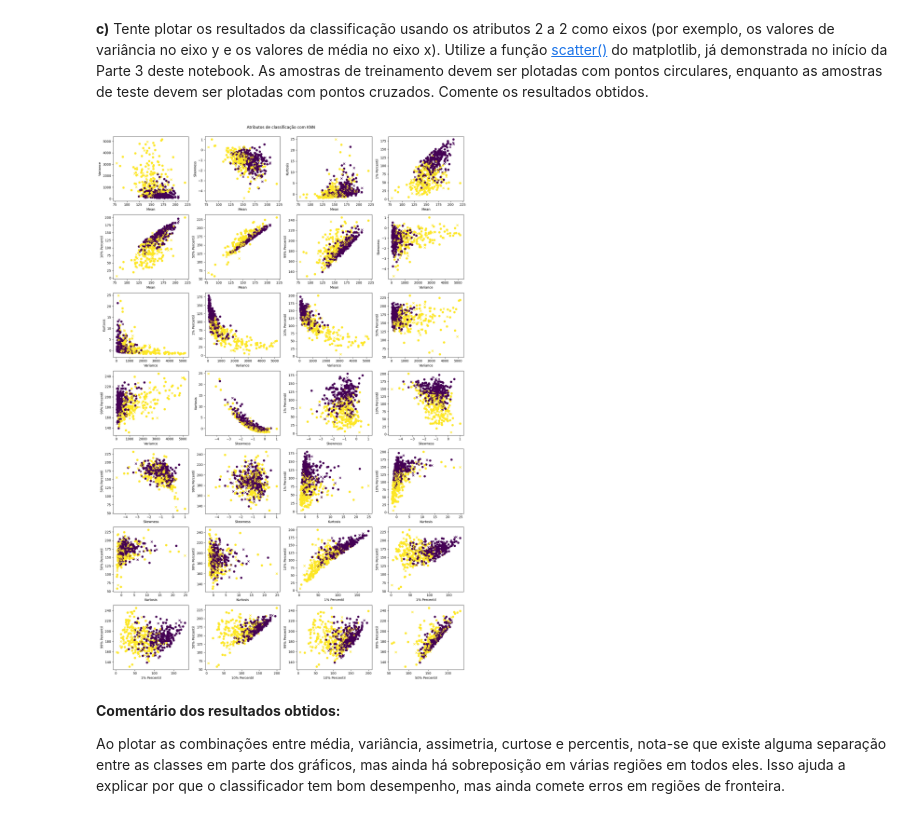
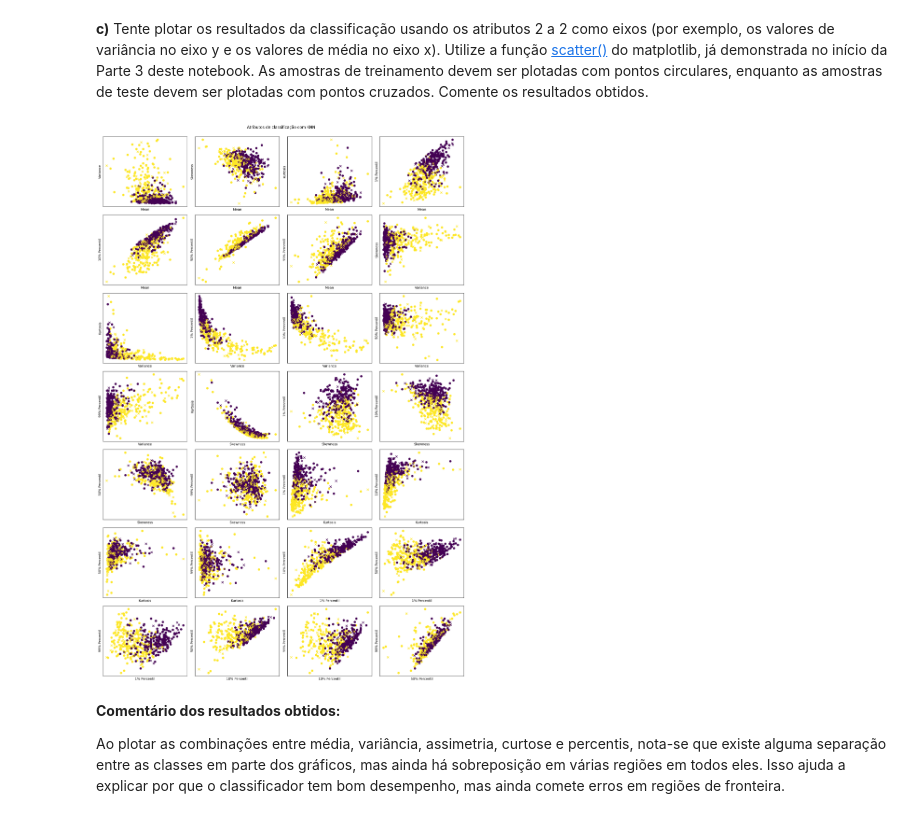
Before and after one commit to UNICAMP-EA979/2026s1-pi02-histogramas-knn-mariagabi-lustosa, a Jupyter notebook: Atividade.ipynb, the cells around one changed output. Saved outputs shown, nothing was run; the diff lists cells and outputs as text; code cells hidden in the pictures.

```diff
--- a/Atividade.ipynb
+++ b/Atividade.ipynb
@@ -554,33 +554,35 @@ F1-Score teste: 0.82
 # %%
 train_features = np.array(train_features)
 test_features = np.array(test_features)
 
 feature_idx = [0, 1, 2, 3, 4, 5, 6, 7]
 feature_names = ['Mean', 'Variance', 'Skewness', 'Kurtosis', '1% Percentil', '10% Percentil', '50% Percentil', '99% Percentil']
 
 fig, axes = plt.subplots(7, 4, figsize=(16,24))
 axes = axes.ravel()
 
 plot_idx = 0
 for i in range(len(feature_idx)):
     for j in range(i + 1, len(feature_idx)):
         xi = feature_idx[i]
         xj = feature_idx[j]
 
         ax = axes[plot_idx]
         ax.scatter(train_features[:, xi], train_features[:, xj], c=labels_train)
         ax.scatter(test_features[:, xi], test_features[:, xj], marker='x', c=Y_test_pred)
 
         ax.set_xlabel(feature_names[i])
         ax.set_ylabel(feature_names[j])
+        ax.set_xticks([])
+        ax.set_yticks([])
 
         plot_idx += 1
 
 plt.suptitle('Atributos de classificação com KNN', y=1)
 plt.tight_layout()
 plt.show()
 # %% [output]
-[figure, old version]
+[figure, new version]
 # %% [markdown]
 **Comentário dos resultados obtidos:**
 
```
Also changed, not shown: parts of 6 cells of this notebook.
